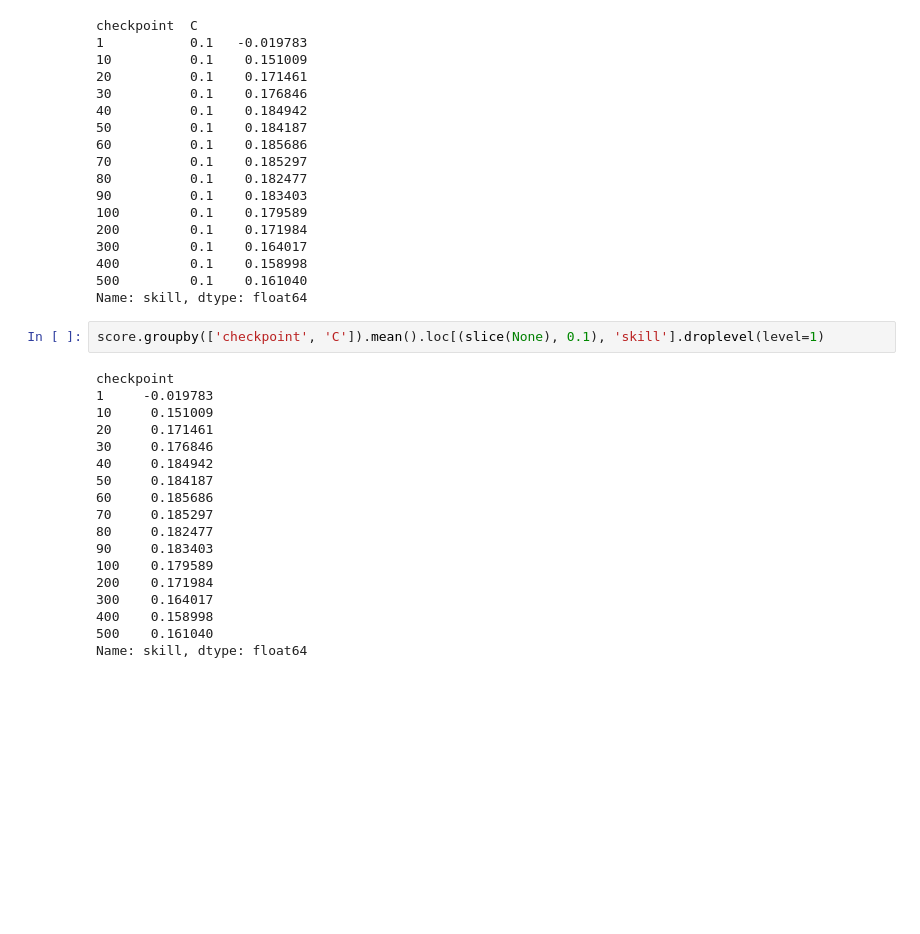
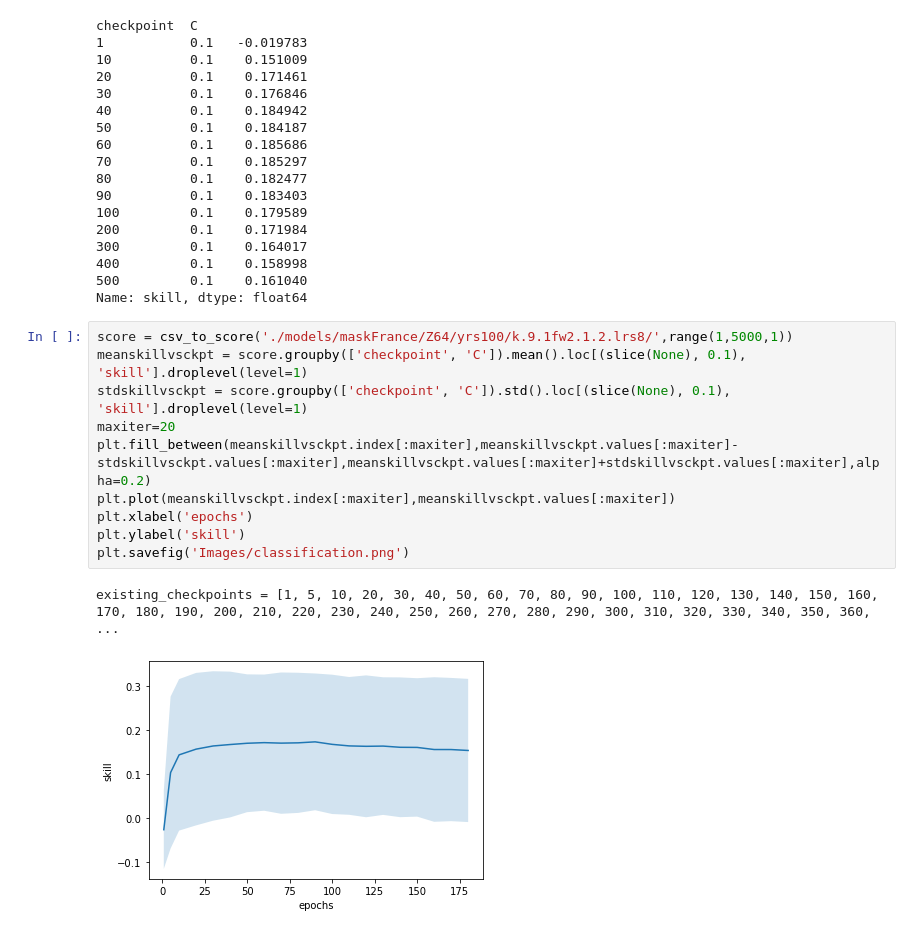
Before and after one commit to georgemilosh/Climate-Learning, a Jupyter notebook: VAE/score.ipynb, the cells around one changed output. Cells and saved outputs as stored; diff of their text form; blank space fills up the shorter version.

```diff
--- a/VAE/score.ipynb
+++ b/VAE/score.ipynb
@@ -72,23 +73,16 @@ checkpoint  C
 400         0.1    0.158998
 500         0.1    0.161040
 Name: skill, dtype: float64
-# %%
-score.groupby(['checkpoint', 'C']).mean().loc[(slice(None), 0.1), 'skill'].droplevel(level=1)
-# %% [output]
-checkpoint
-1     -0.019783
-10     0.151009
-20     0.171461
-30     0.176846
-40     0.184942
-50     0.184187
-60     0.185686
-70     0.185297
-80     0.182477
-90     0.183403
-100    0.179589
-200    0.171984
-300    0.164017
-400    0.158998
-500    0.161040
-Name: skill, dtype: float64
+# %%
+score = csv_to_score('./models/maskFrance/Z64/yrs100/k.9.1fw2.1.2.lrs8/',range(1,5000,1))
+meanskillvsckpt = score.groupby(['checkpoint', 'C']).mean().loc[(slice(None), 0.1), 'skill'].droplevel(level=1)
+stdskillvsckpt = score.groupby(['checkpoint', 'C']).std().loc[(slice(None), 0.1), 'skill'].droplevel(level=1)
+maxiter=20
+plt.fill_between(meanskillvsckpt.index[:maxiter],meanskillvsckpt.values[:maxiter]-stdskillvsckpt.values[:maxiter],meanskillvsckpt.values[:maxiter]+stdskillvsckpt.values[:maxiter],alpha=0.2)
+plt.plot(meanskillvsckpt.index[:maxiter],meanskillvsckpt.values[:maxiter])
+plt.xlabel('epochs')
+plt.ylabel('skill')
+plt.savefig('Images/classification.png')
+# %% [output]
+existing_checkpoints = [1, 5, 10, 20, 30, 40, 50, 60, 70, 80, 90, 100, 110, 120, 130, 140, 150, 160, 170, 180, 190, 200, 210, 220, 230, 240, 250, 260, 270, 280, 290, 300, 310, 320, 330, 340, 350, 360, ...
+[figure, added]
```
Also changed, not shown: parts of 2 cells of this notebook, 1 other file.
